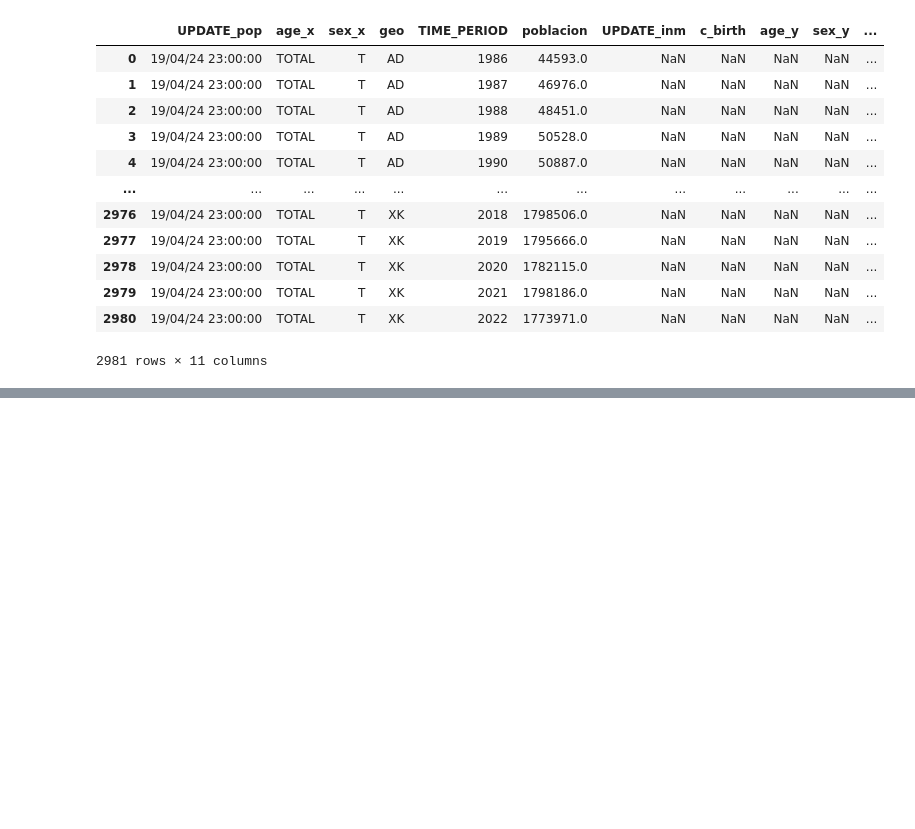
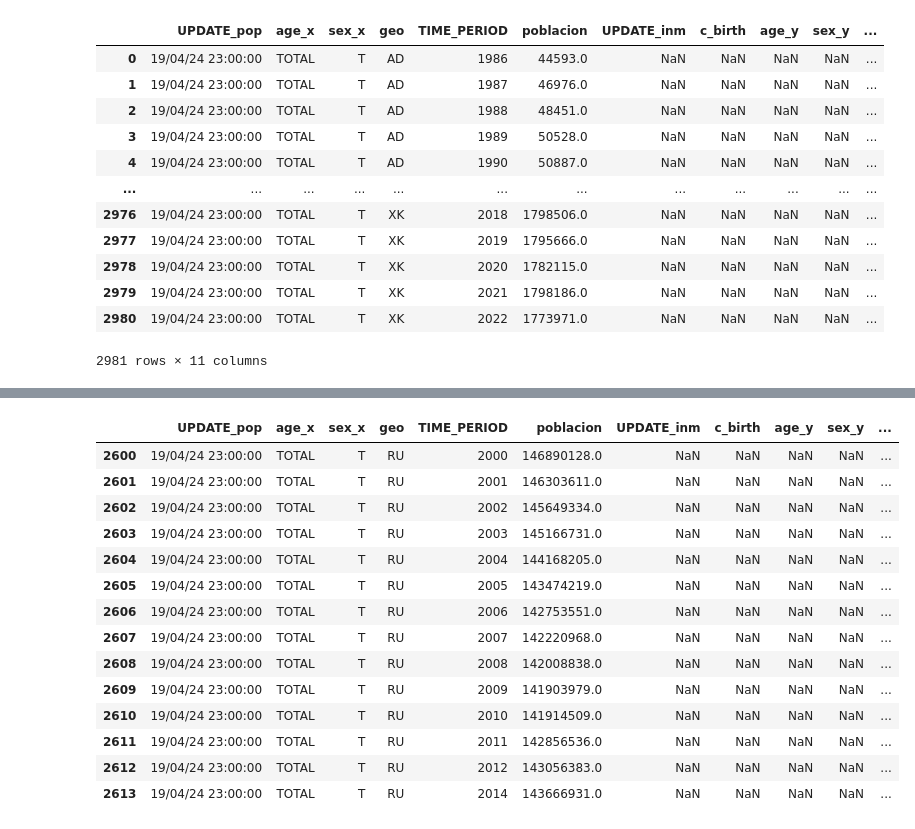
Before and after one commit to Gbau11/Inmigracion, a Jupyter notebook: code/Inmigracion.ipynb, the cells around one changed output, grey strips where cells are left out. Saved outputs shown, nothing was run; the diff lists cells and outputs as text; code cells hidden in the pictures; blank space fills up the shorter version.

```diff
--- a/code/Inmigracion.ipynb
+++ b/code/Inmigracion.ipynb
@@ -1,6 +1,7 @@
 # %%
 import pandas as pd
 pd.set_option('display.max_rows', 200)
+pd.set_option('display.max_columns', 50)
 # %%
 pop = pd.read_csv('../data/demo_pjan_linear.csv')
 # %%
@@ -159,0 +237,2 @@ total[total['geo']=='ES']
+# %%
+total['Pais'] = total['geo'].map(dic)
@@ -159,0 +283,18 @@ total[total['geo']=='ES']
+# %%
+publi[publi['geo']=='RU']
+# %% [output]
+|  | UPDATE_pop | age_x | sex_x | geo | TIME_PERIOD | poblacion | UPDATE_inm | c_birth | age_y | sex_y | ... |
+| 2600 | 19/04/24 23:00:00 | TOTAL | T | RU | 2000 | 146890128.0 | NaN | NaN | NaN | NaN | ... |
+| 2601 | 19/04/24 23:00:00 | TOTAL | T | RU | 2001 | 146303611.0 | NaN | NaN | NaN | NaN | ... |
+| 2602 | 19/04/24 23:00:00 | TOTAL | T | RU | 2002 | 145649334.0 | NaN | NaN | NaN | NaN | ... |
+| 2603 | 19/04/24 23:00:00 | TOTAL | T | RU | 2003 | 145166731.0 | NaN | NaN | NaN | NaN | ... |
+| 2604 | 19/04/24 23:00:00 | TOTAL | T | RU | 2004 | 144168205.0 | NaN | NaN | NaN | NaN | ... |
+| 2605 | 19/04/24 23:00:00 | TOTAL | T | RU | 2005 | 143474219.0 | NaN | NaN | NaN | NaN | ... |
+| 2606 | 19/04/24 23:00:00 | TOTAL | T | RU | 2006 | 142753551.0 | NaN | NaN | NaN | NaN | ... |
+| 2607 | 19/04/24 23:00:00 | TOTAL | T | RU | 2007 | 142220968.0 | NaN | NaN | NaN | NaN | ... |
+| 2608 | 19/04/24 23:00:00 | TOTAL | T | RU | 2008 | 142008838.0 | NaN | NaN | NaN | NaN | ... |
+| 2609 | 19/04/24 23:00:00 | TOTAL | T | RU | 2009 | 141903979.0 | NaN | NaN | NaN | NaN | ... |
+| 2610 | 19/04/24 23:00:00 | TOTAL | T | RU | 2010 | 141914509.0 | NaN | NaN | NaN | NaN | ... |
+| 2611 | 19/04/24 23:00:00 | TOTAL | T | RU | 2011 | 142856536.0 | NaN | NaN | NaN | NaN | ... |
+| 2612 | 19/04/24 23:00:00 | TOTAL | T | RU | 2012 | 143056383.0 | NaN | NaN | NaN | NaN | ... |
+| 2613 | 19/04/24 23:00:00 | TOTAL | T | RU | 2014 | 143666931.0 | NaN | NaN | NaN | NaN | ... |
```
Also changed, not shown: parts of 14 cells of this notebook, 2 other files.
